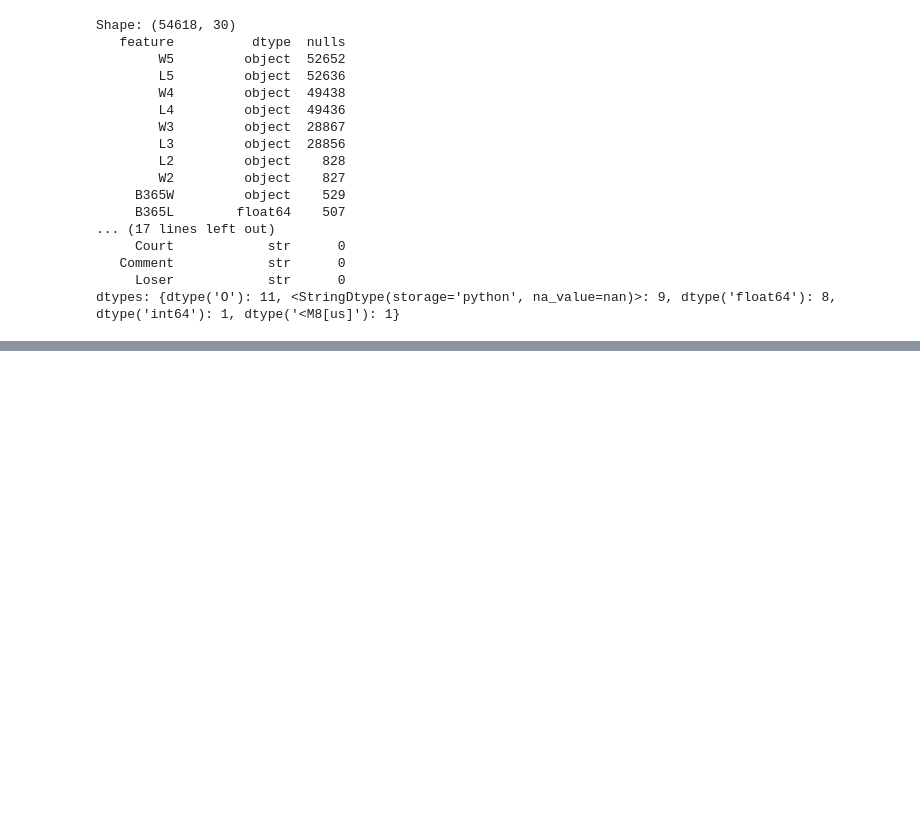
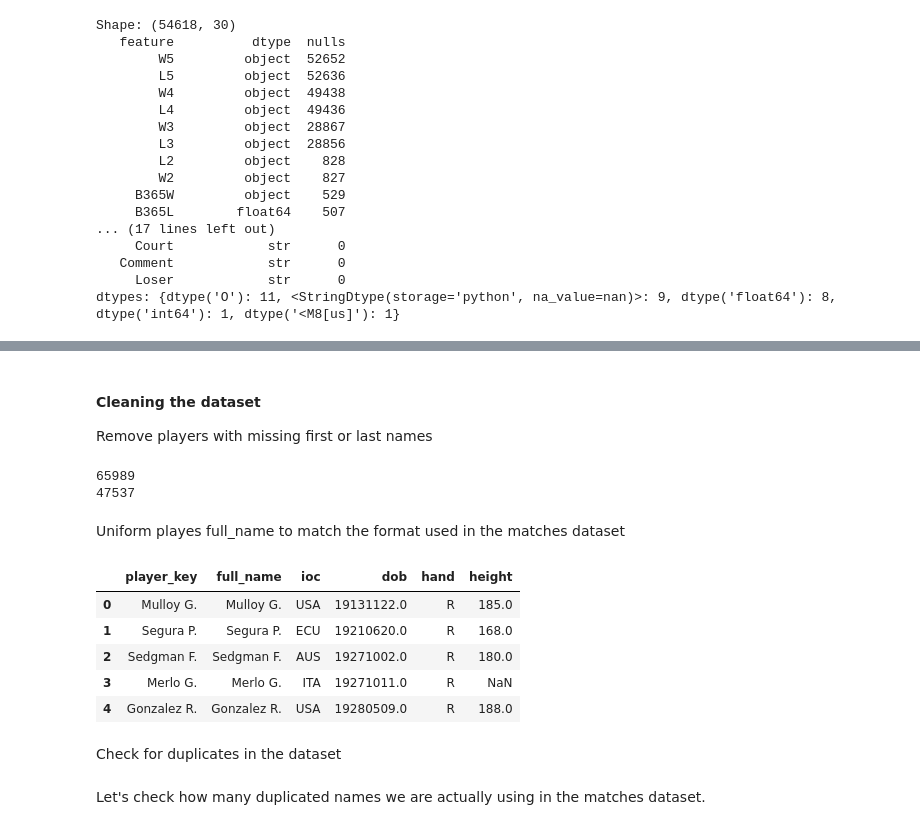
Before and after one commit to giovanni-quacchia/Tennis-prediction-project, a Jupyter notebook: notebooks/01_Clean_Data.ipynb, the cells around one changed output, grey strips where cells are left out. Drawn from its saved outputs; the diff is of its cells as text; code cells hidden in the pictures; blank space fills up the shorter version.

```diff
--- a/notebooks/01_Clean_Data.ipynb
+++ b/notebooks/01_Clean_Data.ipynb
@@ -209,0 +196,6 @@ TODO: duplicates
+# %%
+RAW_TENNIS_PLAYERS_PATH = Path("../data/atp_players.csv")
+
+players_df = pd.read_csv(RAW_TENNIS_PLAYERS_PATH)
+
+print(players_df.head())
@@ -209,0 +209,73 @@ TODO: duplicates
+# %% [markdown]
+#### Cleaning the dataset
+
+Remove players with missing first or last names
+# %%
+
+print(players_df.shape[0])
+players_df = players_df.dropna(subset=["name_first", "name_last", "dob", "ioc"])
+print(players_df.shape[0])
+# %% [output]
+65989
+47537
+# %% [markdown]
+Uniform playes full_name to match the format used in the matches dataset
+# %%
+import re
+import unicodedata
+
+def strip_accents(value):
+    # Match files do not reliably keep accents, so use an ASCII-safe form.
+    return unicodedata.normalize("NFKD", str(value)).encode("ascii", "ignore").decode("utf-8")
+
+def clean_name(value):
+    # Use the same compact format for player metadata and match names.
+    value = strip_accents(value).replace("-", " ")
+    value = re.sub(r"\s+", " ", value).strip()
+    return value
+
+def build_initial_variants(first_name):
+    # Match data usually uses one initial, but some compound names may use all initials.
+    parts = [part for part in re.split(r"[-\s]+", clean_name(first_name)) if part]
+    if not parts:
+        return []
+
+    variants = {f"{parts[0][0]}."}
+    if len(parts) > 1:
+        variants.add("".join(f"{part[0]}." for part in parts))
+
+    return sorted(variants)
+
+# Clean match player names once, before saving the raw combined/split datasets.
+all_matches["Winner"] = all_matches["Winner"].apply(clean_name)
+all_matches["Loser"] = all_matches["Loser"].apply(clean_name)
+
+# Build match-compatible player keys, e.g. "Jannik Sinner" -> "Sinner J.".
+players_df["name_first"] = players_df["name_first"].apply(clean_name)
+players_df["name_last"] = players_df["name_last"].apply(clean_name)
+
+player_rows = []
+for row in players_df.itertuples(index=False):
+    for initials in build_initial_variants(row.name_first):
+        player_rows.append({
+            "player_key": clean_name(f"{row.name_last} {initials}"),
+            "full_name": clean_name(f"{row.name_last} {initials}"),
+            "ioc": row.ioc,
+            "dob": row.dob,
+            "hand": row.hand,
+            "height": row.height,
+        })
+
+players_df = pd.DataFrame(player_rows)
+players_df.head()
+# %% [output]
+|  | player_key | full_name | ioc | dob | hand | height |
+| 0 | Mulloy G. | Mulloy G. | USA | 19131122.0 | R | 185.0 |
+| 1 | Segura P. | Segura P. | ECU | 19210620.0 | R | 168.0 |
+| 2 | Sedgman F. | Sedgman F. | AUS | 19271002.0 | R | 180.0 |
+| 3 | Merlo G. | Merlo G. | ITA | 19271011.0 | R | NaN |
+| 4 | Gonzalez R. | Gonzalez R. | USA | 19280509.0 | R | 188.0 |
+# %% [markdown]
+Check for duplicates in the dataset
+# %% [markdown]
+Let's check how many duplicated names we are actually using in the matches dataset.
```
Also changed, not shown: parts of 18 cells of this notebook, 16 other files.
